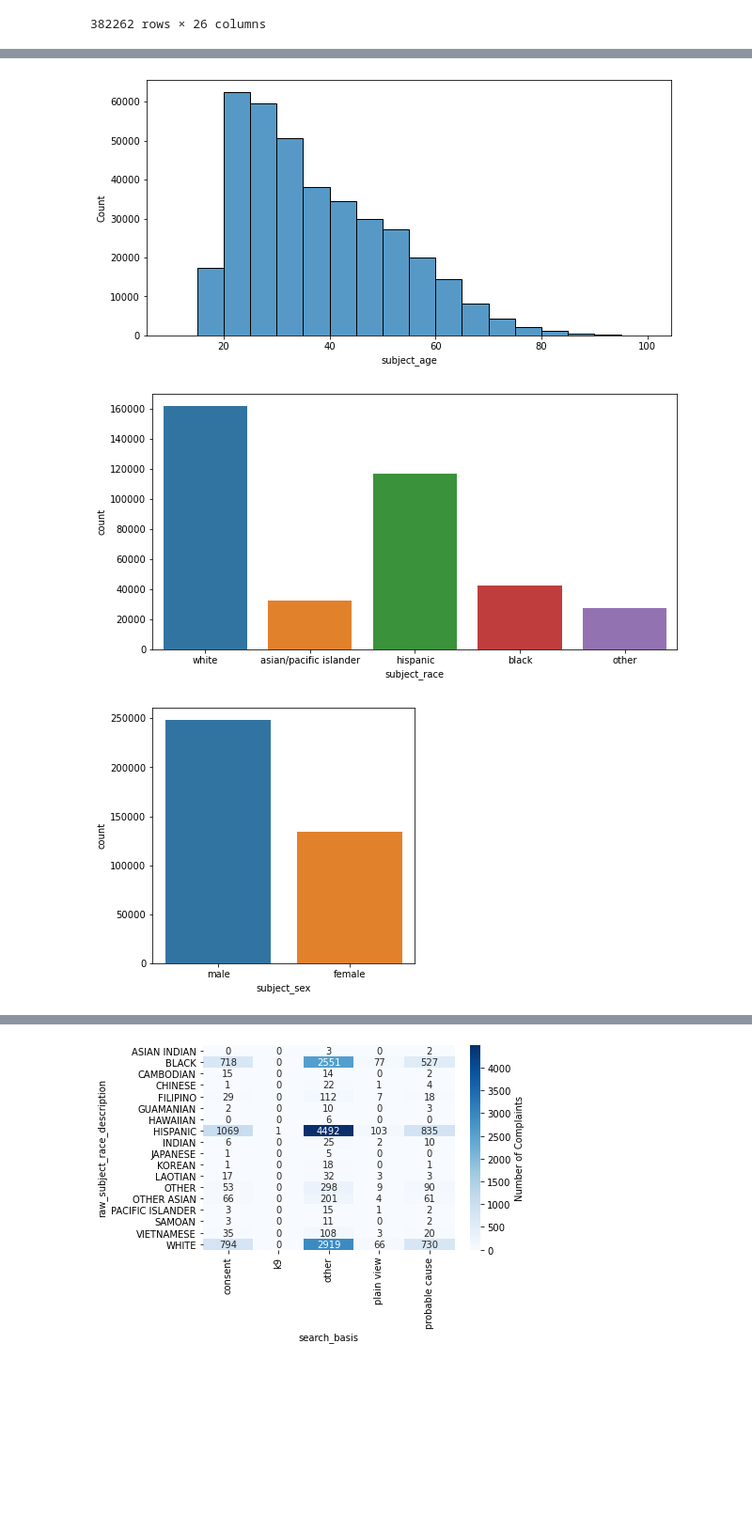
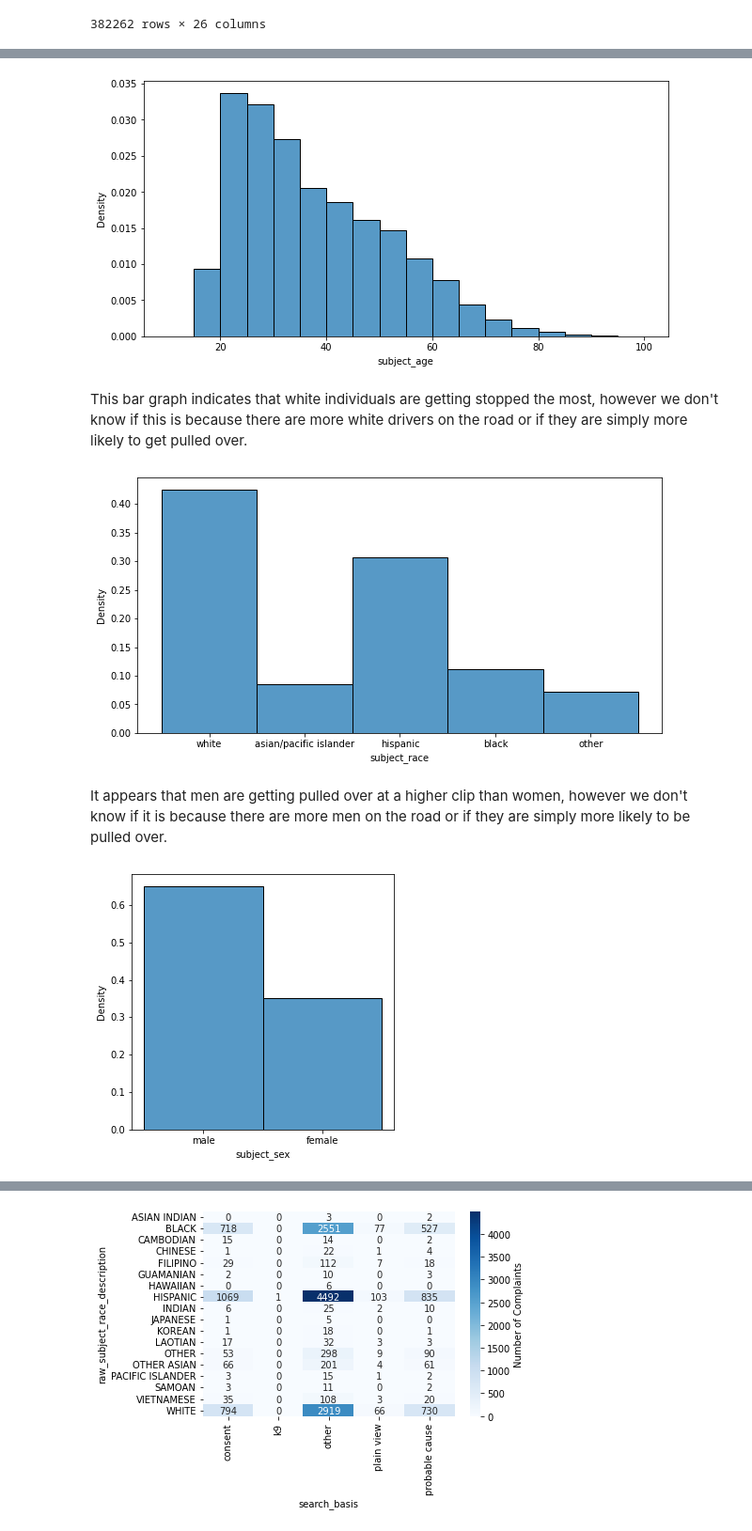
Before and after one commit to j1u/dsc167paper1, a Jupyter notebook: eda_.ipynb, the cells around one changed output, grey strips where cells are left out. Shown: that part at 94% size. Cells and saved outputs as stored; diff of their text form; code cells hidden in the pictures; blank space fills up the shorter version.

```diff
--- a/eda_.ipynb
+++ b/eda_.ipynb
@@ -61,15 +63,19 @@ data
 # %%
 fig, axes = plt.subplots(1, 1, figsize=(10, 5))
-sns.histplot(data=data, x='subject_age', binwidth=5);
+sns.histplot(data=data, x='subject_age', binwidth=5, stat='density');
 # %% [output]
-[figure, old version]
+[figure, new version]
+# %% [markdown]
+This bar graph indicates that white individuals are getting stopped the most, however we don't know if this is because there are more white drivers on the road or if they are simply more likely to get pulled over.
 # %%
 fig, axes = plt.subplots(1, 1, figsize=(10, 5))
-sns.countplot(data=data, x='subject_race');
+sns.histplot(data=data, x='subject_race', stat='density');
 # %% [output]
-[figure, old version]
+[figure, new version]
+# %% [markdown]
+It appears that men are getting pulled over at a higher clip than women, however we don't know if it is because there are more men on the road or if they are simply more likely to be pulled over.
 # %%
 fig, axes = plt.subplots(1, 1, figsize=(5, 5))
-sns.countplot(data=data, x='subject_sex');
+sns.histplot(data=data, x='subject_sex', stat='density');
 # %% [output]
-[figure, old version]
+[figure, new version]
```
Also changed, not shown: parts of 20 cells of this notebook.
